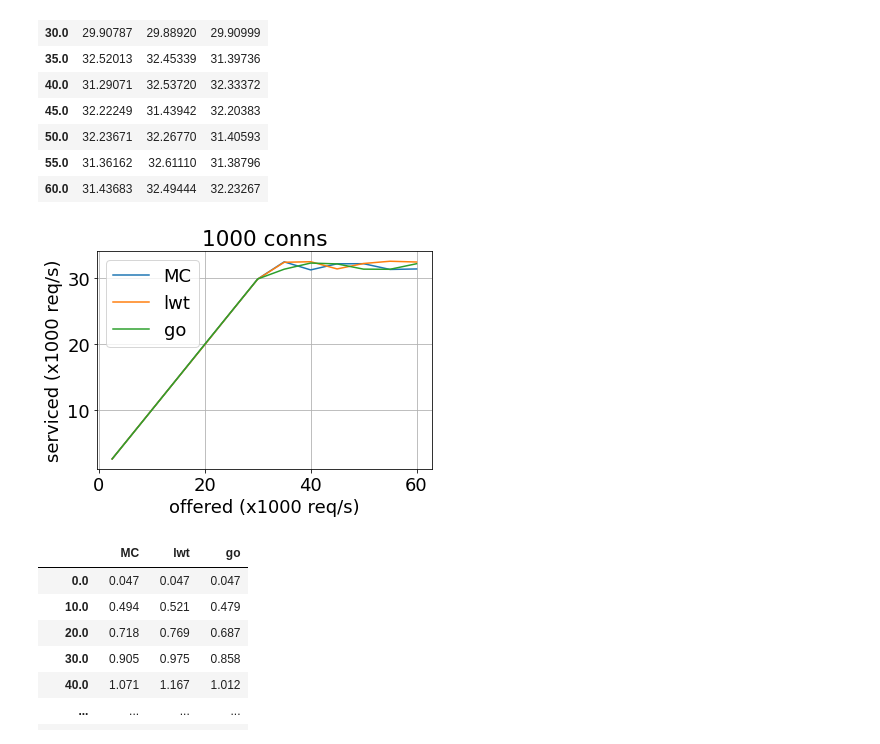
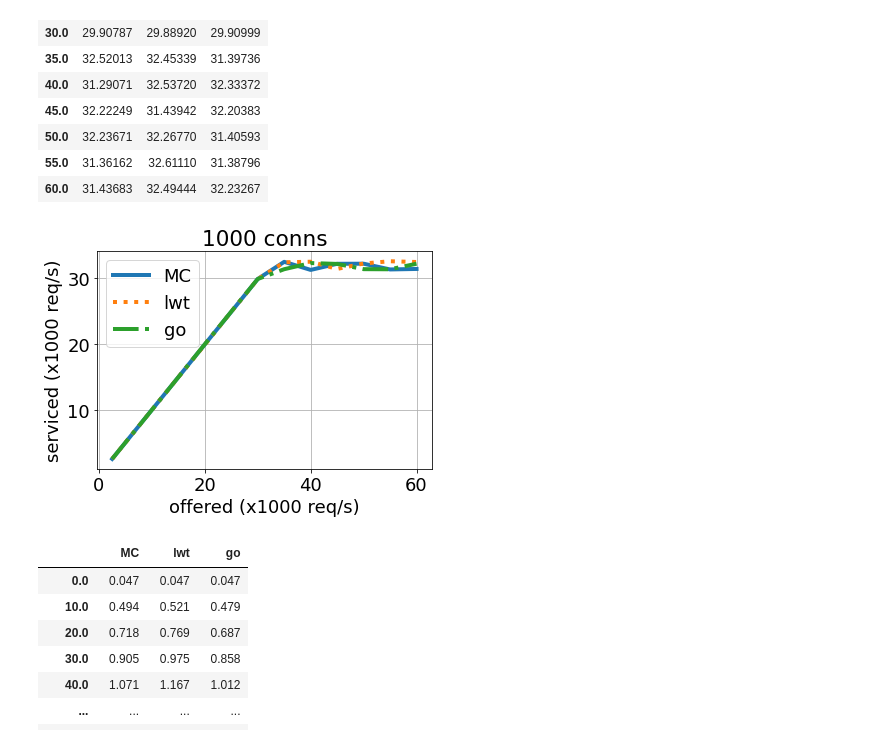
Before and after one commit to prismlab/retro-concurrency, a Jupyter notebook: http-benchmarks/Parsing benchmarks output.ipynb, the cells around one changed output. Drawn from its saved outputs; the diff is of its cells as text; code cells hidden in the pictures.

```diff
--- a/http-benchmarks/Parsing benchmarks output.ipynb
+++ b/http-benchmarks/Parsing benchmarks output.ipynb
@@ -85,6 +85,8 @@ def extract_percentiles_only(cons, rps):
         new_series = new_series[~new_series.index.duplicated(keep='first')]
         all_percentiles.append(new_series)
     return pd.concat(all_percentiles, axis=1)
+
+styles = ['-',':','-.']
 # %%
 cons = "1000"
 
@@ -120,9 +122,9 @@ rps_df
 | 60.0 | 31.43683 | 32.49444 | 32.23267 |
 # %%
 p = rps_df.plot(xlabel="offered (x1000 req/s)", ylabel="serviced (x1000 req/s)",
-            grid=True, title="1000 conns")
+            grid=True, title="1000 conns",style=styles,lw=4)
 # %% [output]
-[figure, old version]
+[figure, new version]
 # %%
 p.get_figure().savefig("throughput.pdf", bbox_inches='tight')
 # %%
```
Also changed, not shown: parts of 1 cell of this notebook, 4 other files.
